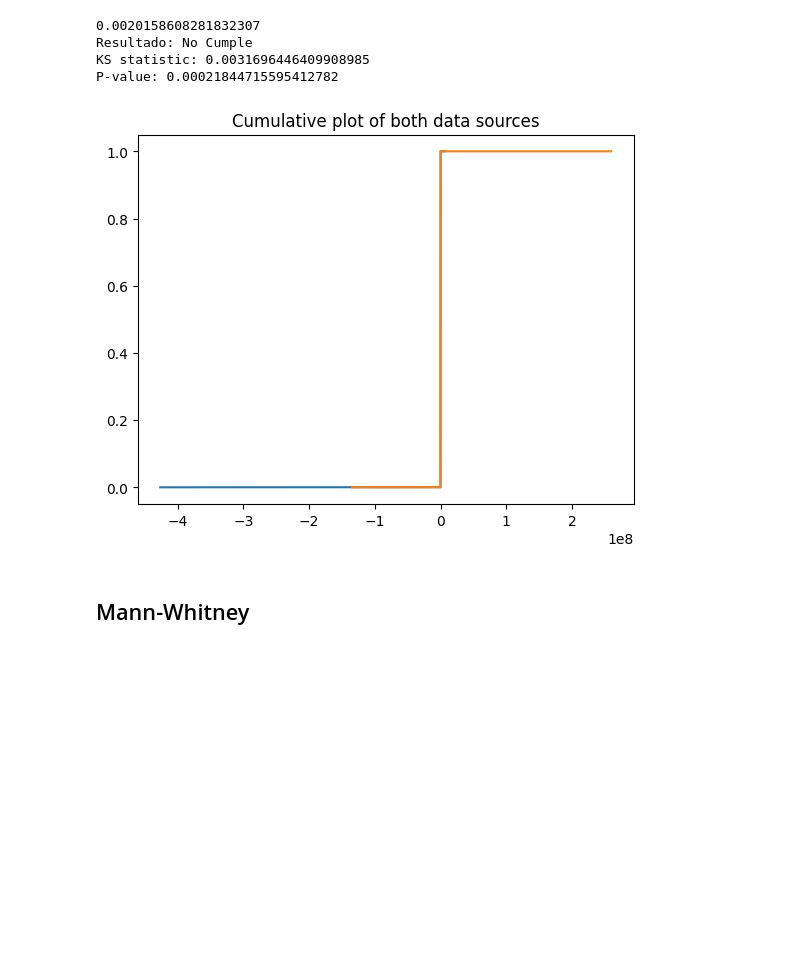
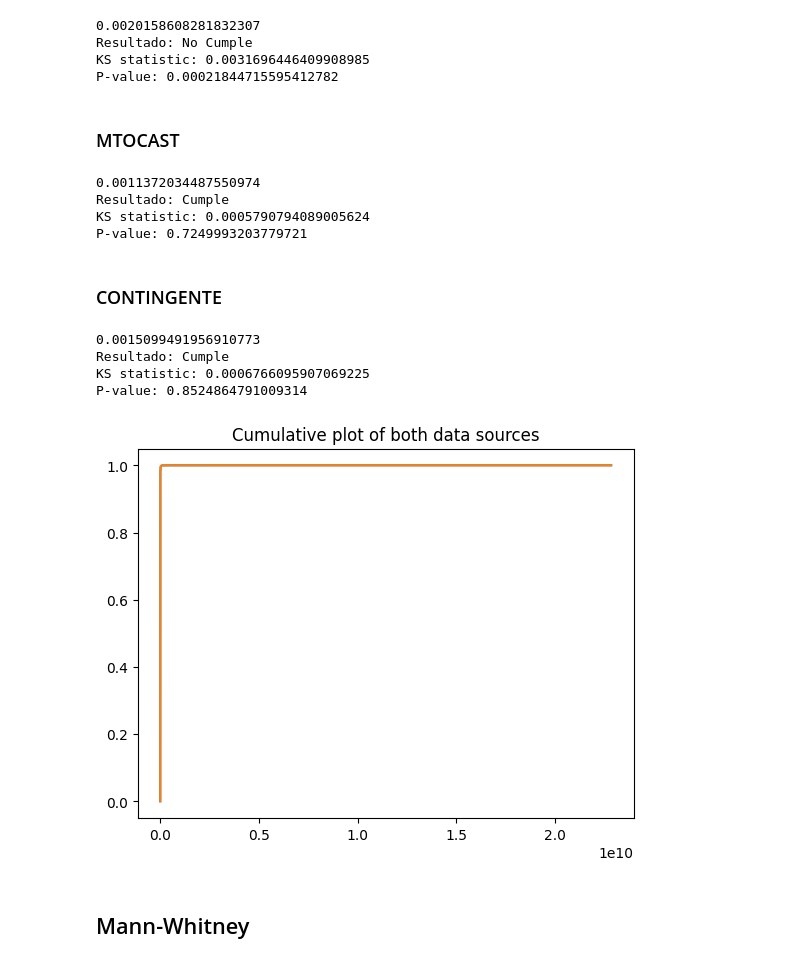
Before and after one commit to Danielggonzalez177/Proyecto-Capstone-IMT3500, a Jupyter notebook: Test_Distribuciones.ipynb, the cells around one changed output. Saved outputs shown, nothing was run; the diff lists cells and outputs as text; code cells hidden in the pictures; blank space fills up the shorter version.

```diff
--- a/Test_Distribuciones.ipynb
+++ b/Test_Distribuciones.ipynb
@@ -42,11 +42,20 @@ PATH_2302 = "..\E01_T_DEU_CONS_2302_REV.csv"
 # %%
 df_2303 = pd.read_csv(PATH_2303,delimiter=";")
 df_2302 = pd.read_csv(PATH_2302,delimiter=";")
-# %%
-def df_dropna(DataFrame):
-    return DataFrame.dropna()
-def df_fillna_mean(Dataframe):
-    return Dataframe.fillna(value = Dataframe.mean())
+# %%
+def df_dropna(DataFrame,por=0):
+    return DataFrame.dropna()
+def df_fillna_mean(Dataframe,por=0):
+    return Dataframe.fillna(value = Dataframe.mean())
+def df_fillna_normal_mean(Dataframe,por=0):
+    return Dataframe.fillna(value = np.random.normal(loc=Dataframe.mean(),scale=Dataframe.std()))
+def df_fillna_dropna_mix(Dataframe,por=0):
+    n = Dataframe.isna().sum(axis=0)
+    if por == 0 or por *n < 1:
+        n = 1
+        por = 1
+    aux_Dataframe = Dataframe.fillna(value = np.random.normal(loc=Dataframe.mean(),scale=1+Dataframe.std()),limit= int(por*n))
+    return aux_Dataframe.dropna()
 # %%
 def Kolmogorov_condition(threshold,n,m):
     c_t = np.sqrt(-np.log(threshold/2)*0.5)
@@ -162,19 +173,47 @@ print("P-value:", p_value)
 Resultado: No Cumple
 KS statistic: 0.0031696446409908985
 P-value: 0.00021844715595412782
+# %% [markdown]
+### MTOCAST
+# %%
+resultado, ks_statistic, p_value = Kolmogorov_test(df_2303,df_2302,"MTOCAST",0.05)
+
+# Print the results
+print("Resultado:",resultado)
+print("KS statistic:", ks_statistic)
+print("P-value:", p_value)
+# %% [output]
+0.0011372034487550974
+Resultado: Cumple
+KS statistic: 0.0005790794089005624
+P-value: 0.7249993203779721
+# %% [markdown]
+### CONTINGENTE
+# %%
+resultado, ks_statistic, p_value = Kolmogorov_test(df_2303,df_2302,"CONTINGENTE",0.05)
+
+# Print the results
+print("Resultado:",resultado)
+print("KS statistic:", ks_statistic)
+print("P-value:", p_value)
+# %% [output]
+0.0015099491956910773
+Resultado: Cumple
+KS statistic: 0.0006766095907069225
+P-value: 0.8524864791009314
 # %%
-data_1 = df_2303["MTOREV"]
-data_2 = df_2302["MTOREV"]
-x = np.sort(df_dropna(data_1))
+data_1 = df_dropna(df_2303["MTOCAST"],0.99)
+data_2 = df_dropna(df_2302["MTOCAST"],0.99)
+x = np.sort(data_1)
 y = np.arange(len(x))/float(len(x))
 plt.plot(x, y)
-x2 = np.sort(df_dropna(data_2))
+x2 = np.sort(data_2)
 y2 = np.arange(len(x2))/float(len(x2))
 plt.plot(x2, y2)
 plt.title('Cumulative plot of both data sources')
 plt.show()
 # %% [output]
-[figure, old version]
+[figure, new version]
 # %% [markdown]
 ## Mann-Whitney
 # %%
```
Also changed, not shown: parts of 17 cells of this notebook.
